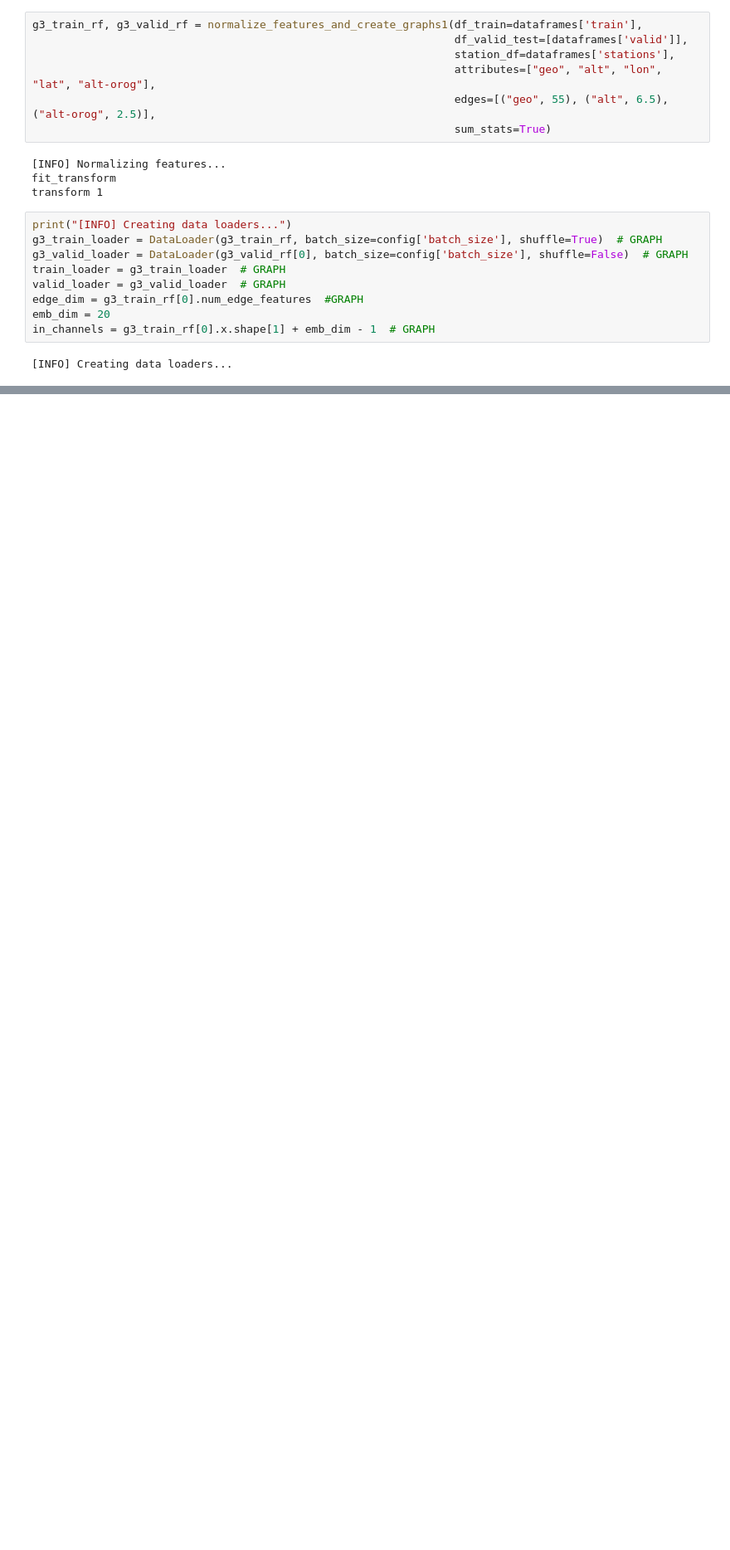
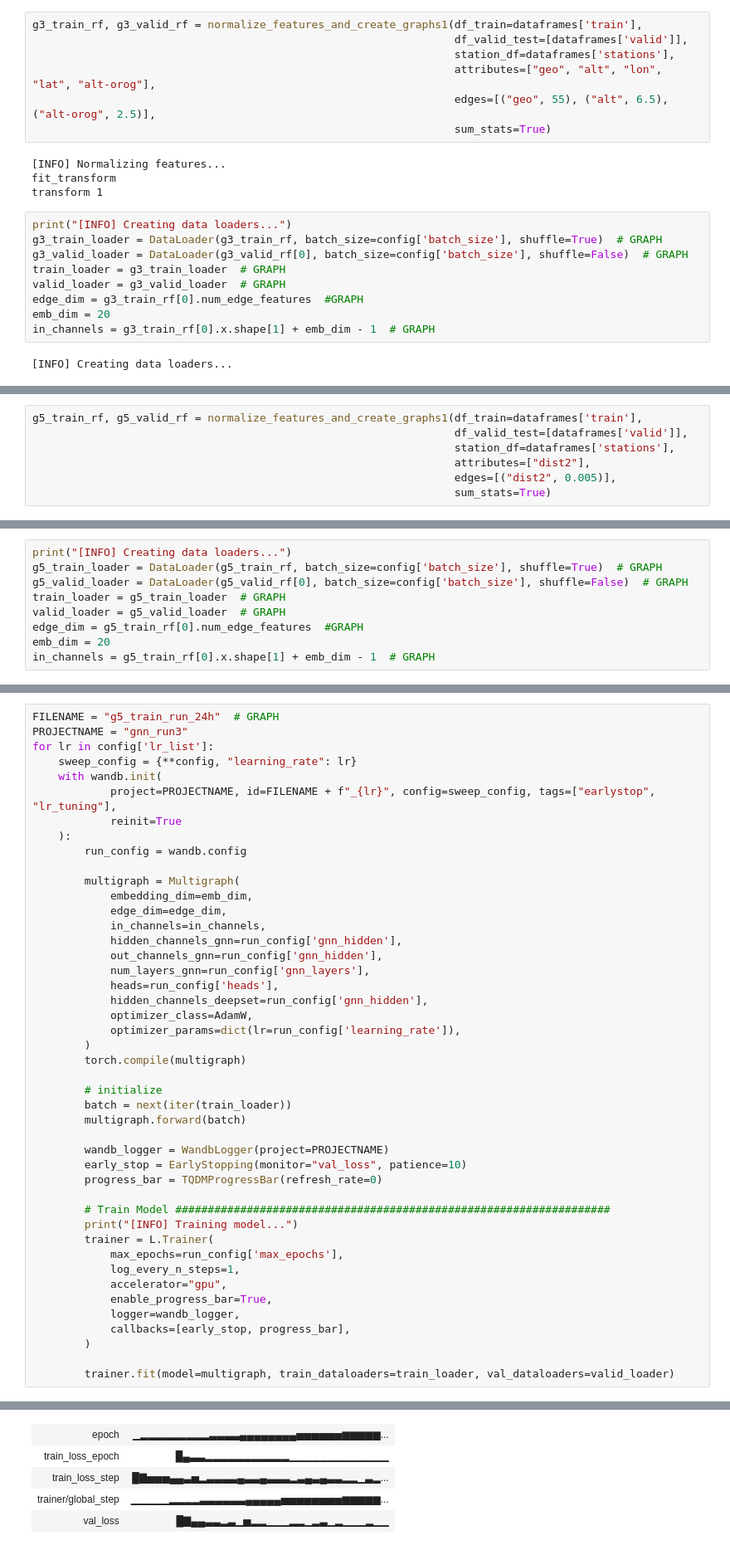
Before and after one commit to leachen01/gnnpp, a Jupyter notebook: exploration/gnn/gnn_run3.ipynb, the cells around one changed output, grey strips where cells are left out. Shown at 83% size. Drawn from its saved outputs; the diff is of its cells as text; blank space fills up the shorter version.

```diff
--- a/exploration/gnn/gnn_run3.ipynb
+++ b/exploration/gnn/gnn_run3.ipynb
@@ -678,0 +478,7 @@ wandb.finish()
+# %%
+g5_train_rf, g5_valid_rf = normalize_features_and_create_graphs1(df_train=dataframes['train'],
+                                                                 df_valid_test=[dataframes['valid']],
+                                                                 station_df=dataframes['stations'],
+                                                                 attributes=["dist2"],
+                                                                 edges=[("dist2", 0.005)],
+                                                                 sum_stats=True)
@@ -678,0 +491,9 @@ wandb.finish()
+# %%
+print("[INFO] Creating data loaders...")
+g5_train_loader = DataLoader(g5_train_rf, batch_size=config['batch_size'], shuffle=True)  # GRAPH
+g5_valid_loader = DataLoader(g5_valid_rf[0], batch_size=config['batch_size'], shuffle=False)  # GRAPH
+train_loader = g5_train_loader  # GRAPH
+valid_loader = g5_valid_loader  # GRAPH
+edge_dim = g5_train_rf[0].num_edge_features  #GRAPH
+emb_dim = 20
+in_channels = g5_train_rf[0].x.shape[1] + emb_dim - 1  # GRAPH
@@ -678,0 +502,46 @@ wandb.finish()
+# %%
+FILENAME = "g5_train_run_24h"  # GRAPH
+PROJECTNAME = "gnn_run3"
+for lr in config['lr_list']:
+    sweep_config = {**config, "learning_rate": lr}
+    with wandb.init(
+            project=PROJECTNAME, id=FILENAME + f"_{lr}", config=sweep_config, tags=["earlystop", "lr_tuning"],
+            reinit=True
+    ):
+        run_config = wandb.config
+
+        multigraph = Multigraph(
+            embedding_dim=emb_dim,
+            edge_dim=edge_dim,
+            in_channels=in_channels,
+            hidden_channels_gnn=run_config['gnn_hidden'],
+            out_channels_gnn=run_config['gnn_hidden'],
+            num_layers_gnn=run_config['gnn_layers'],
+            heads=run_config['heads'],
+            hidden_channels_deepset=run_config['gnn_hidden'],
+            optimizer_class=AdamW,
+            optimizer_params=dict(lr=run_config['learning_rate']),
+        )
+        torch.compile(multigraph)
+
+        # initialize
+        batch = next(iter(train_loader))
+        multigraph.forward(batch)
+
+        wandb_logger = WandbLogger(project=PROJECTNAME)
+        early_stop = EarlyStopping(monitor="val_loss", patience=10)
+        progress_bar = TQDMProgressBar(refresh_rate=0)
+
+        # Train Model ###################################################################
+        print("[INFO] Training model...")
+        trainer = L.Trainer(
+            max_epochs=run_config['max_epochs'],
+            log_every_n_steps=1,
+            accelerator="gpu",
+            enable_progress_bar=True,
+            logger=wandb_logger,
+            callbacks=[early_stop, progress_bar],
+        )
+
+        trainer.fit(model=multigraph, train_dataloaders=train_loader, val_dataloaders=valid_loader)
+# %% [output]
@@ -678,0 +575,5 @@ wandb.finish()
+| epoch | ▁▂▂▂▂▂▂▂▂▂▃▃▃▃▄▄▄▄▄▄▄▄▅▅▅▅▅▅▆▆▆▆▆... |
+| train_loss_epoch | █▄▃▃▂▂▂▂▂▂▂▂▂▂▂▁▁▁▁▁▁▁▁▁▁▁▁▁ |
+| train_loss_step | █▇▅▅▅▄▄▃▅▂▃▃▃▃▄▃▃▄▃▃▃▂▃▄▃▄▃▃▂▂▁▃▂... |
+| trainer/global_step | ▁▁▁▁▁▂▂▂▂▃▃▃▃▃▃▄▄▄▄▄▅▅▅▅▅▅▅▅▆▆▆▆▆... |
+| val_loss | █▇▄▄▃▃▂▃▁▅▂▂▁▁▁▂▂▁▂▃▁▂▁▁▁▂▁▁ |
```
Also changed, not shown: parts of 22 cells of this notebook, 27 other files.
